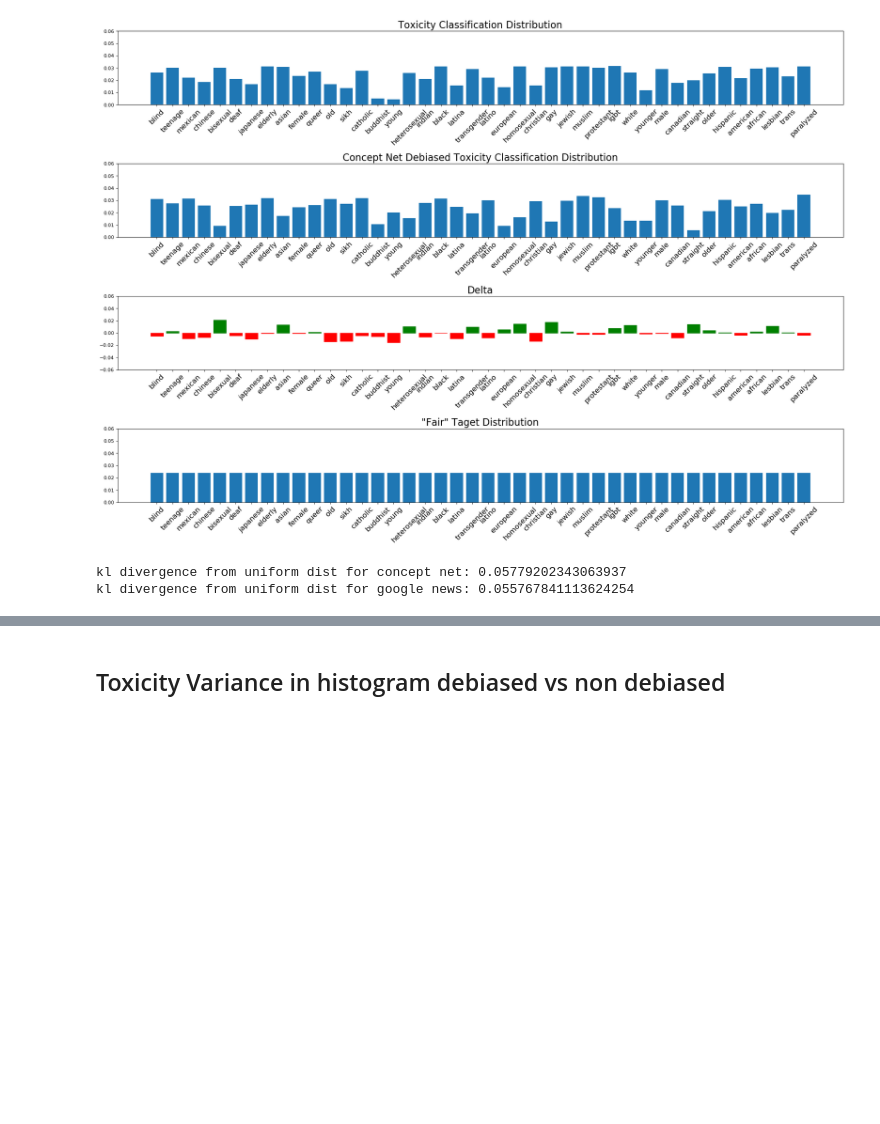
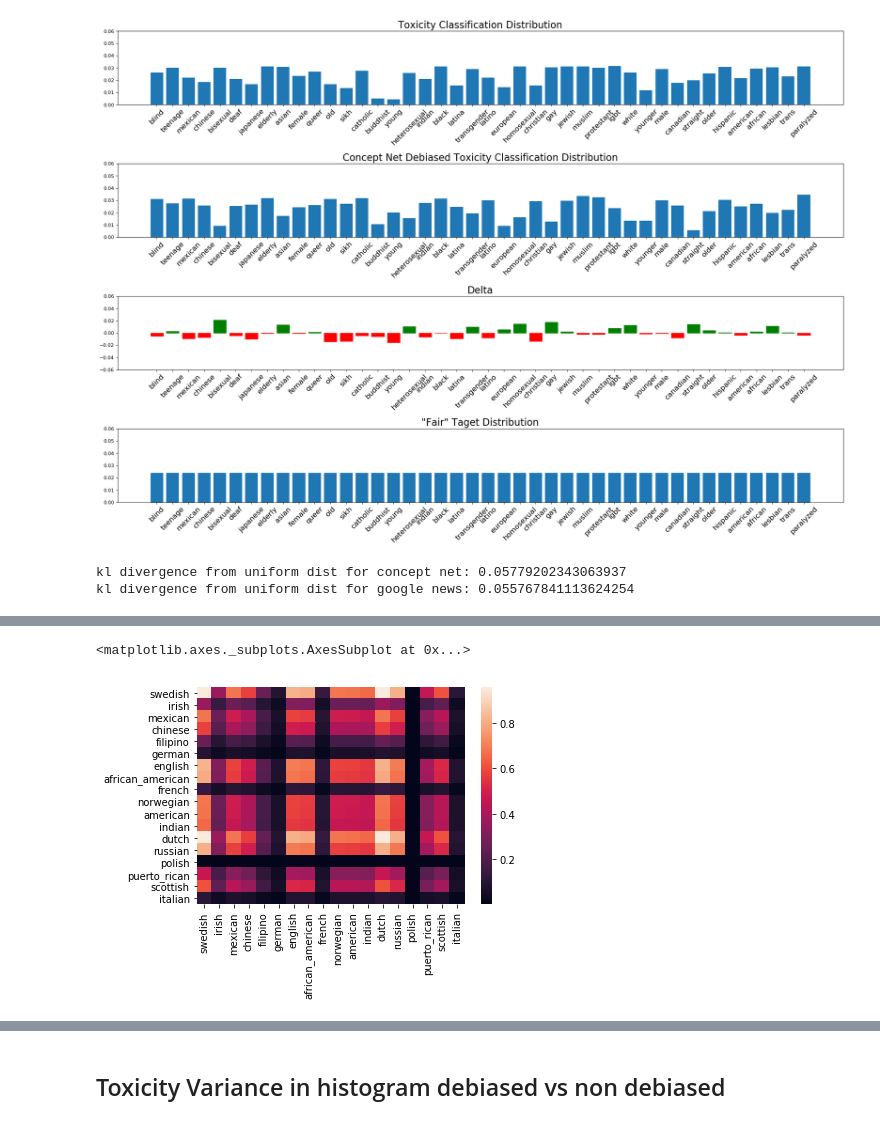
Before and after one commit to ChristopherSweeney/AIFairness, a Jupyter notebook: classification_eval_AAAI.ipynb, the cells around one changed output, grey strips where cells are left out. Drawn from its saved outputs; the diff is of its cells as text; code cells hidden in the pictures; blank space fills up the shorter version.

```diff
--- a/classification_eval_AAAI.ipynb
+++ b/classification_eval_AAAI.ipynb
@@ -262,0 +475,12 @@ kl divergence from uniform dist for google news: 0.19450034674063088
+# %%
+from pandas import DataFrame
+import seaborn as sns
+%matplotlib inline
+A = np.outer(identity_toxicity[1],identity_toxicity[1])
+
+df = DataFrame(A, index=identity_toxicity[0], columns=identity_toxicity[0])
+
+sns.heatmap(df, annot=False,)
+# %% [output]
+<matplotlib.axes._subplots.AxesSubplot at 0x...>
+[figure, added]
```
Also changed, not shown: parts of 16 cells of this notebook, 1 other file.
